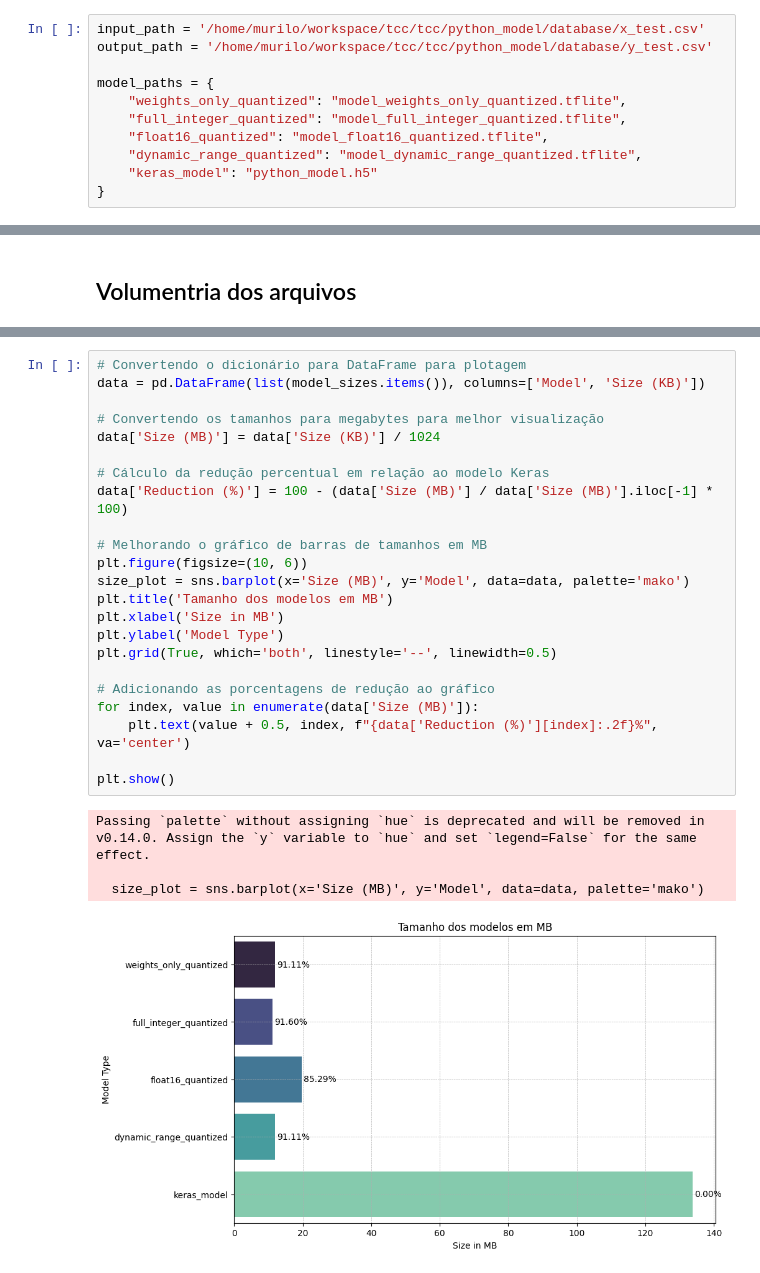
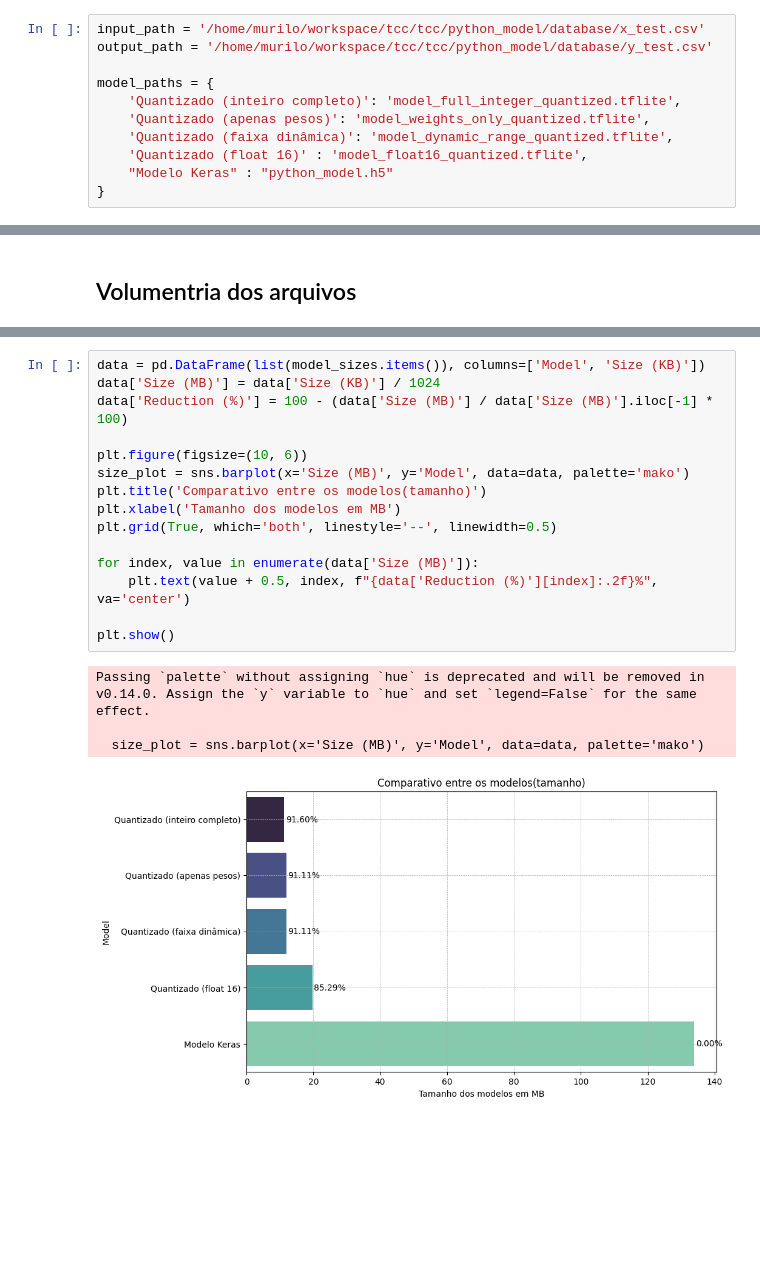
Before and after one commit to Tayco110/tcc, a Jupyter notebook: python_model/src/benchmark.ipynb, the cells around one changed output, grey strips where cells are left out. Drawn from its saved outputs; the diff is of its cells as text; blank space fills up the shorter version.

```diff
--- a/python_model/src/benchmark.ipynb
+++ b/python_model/src/benchmark.ipynb
@@ -16,11 +22,11 @@ input_path = '/home/murilo/workspace/tcc/tcc/python_model/database/x_test.csv'
 output_path = '/home/murilo/workspace/tcc/tcc/python_model/database/y_test.csv'
 
 model_paths = {
-    "weights_only_quantized": "model_weights_only_quantized.tflite",
-    "full_integer_quantized": "model_full_integer_quantized.tflite",
-    "float16_quantized": "model_float16_quantized.tflite",
-    "dynamic_range_quantized": "model_dynamic_range_quantized.tflite",
-    "keras_model": "python_model.h5"
+    'Quantizado (inteiro completo)': 'model_full_integer_quantized.tflite',
+    'Quantizado (apenas pesos)': 'model_weights_only_quantized.tflite',
+    'Quantizado (faixa dinâmica)': 'model_dynamic_range_quantized.tflite',
+    'Quantizado (float 16)' : 'model_float16_quantized.tflite',
+    "Modelo Keras" : "python_model.h5"
 }
 # %% [markdown]
 ## Base de dados para teste
@@ -41,29 +60,21 @@ model_sizes
 # %%
-# Convertendo o dicionário para DataFrame para plotagem
 data = pd.DataFrame(list(model_sizes.items()), columns=['Model', 'Size (KB)'])
-
-# Convertendo os tamanhos para megabytes para melhor visualização
 data['Size (MB)'] = data['Size (KB)'] / 1024
-
-# Cálculo da redução percentual em relação ao modelo Keras
 data['Reduction (%)'] = 100 - (data['Size (MB)'] / data['Size (MB)'].iloc[-1] * 100)
 
-# Melhorando o gráfico de barras de tamanhos em MB
 plt.figure(figsize=(10, 6))
 size_plot = sns.barplot(x='Size (MB)', y='Model', data=data, palette='mako')
-plt.title('Tamanho dos modelos em MB')
-plt.xlabel('Size in MB')
-plt.ylabel('Model Type')
+plt.title('Comparativo entre os modelos(tamanho)')
+plt.xlabel('Tamanho dos modelos em MB')
 plt.grid(True, which='both', linestyle='--', linewidth=0.5)
 
-# Adicionando as porcentagens de redução ao gráfico
 for index, value in enumerate(data['Size (MB)']):
     plt.text(value + 0.5, index, f"{data['Reduction (%)'][index]:.2f}%", va='center')
 
 plt.show()
 # %% [output]
 Passing `palette` without assigning `hue` is deprecated and will be removed in v0.14.0. Assign the `y` variable to `hue` and set `legend=False` for the same effect.
 
   size_plot = sns.barplot(x='Size (MB)', y='Model', data=data, palette='mako')
-[figure, old version]
+[figure, new version]
 # %% [markdown]
```
Also changed, not shown: parts of 26 cells of this notebook, 3 other files.
